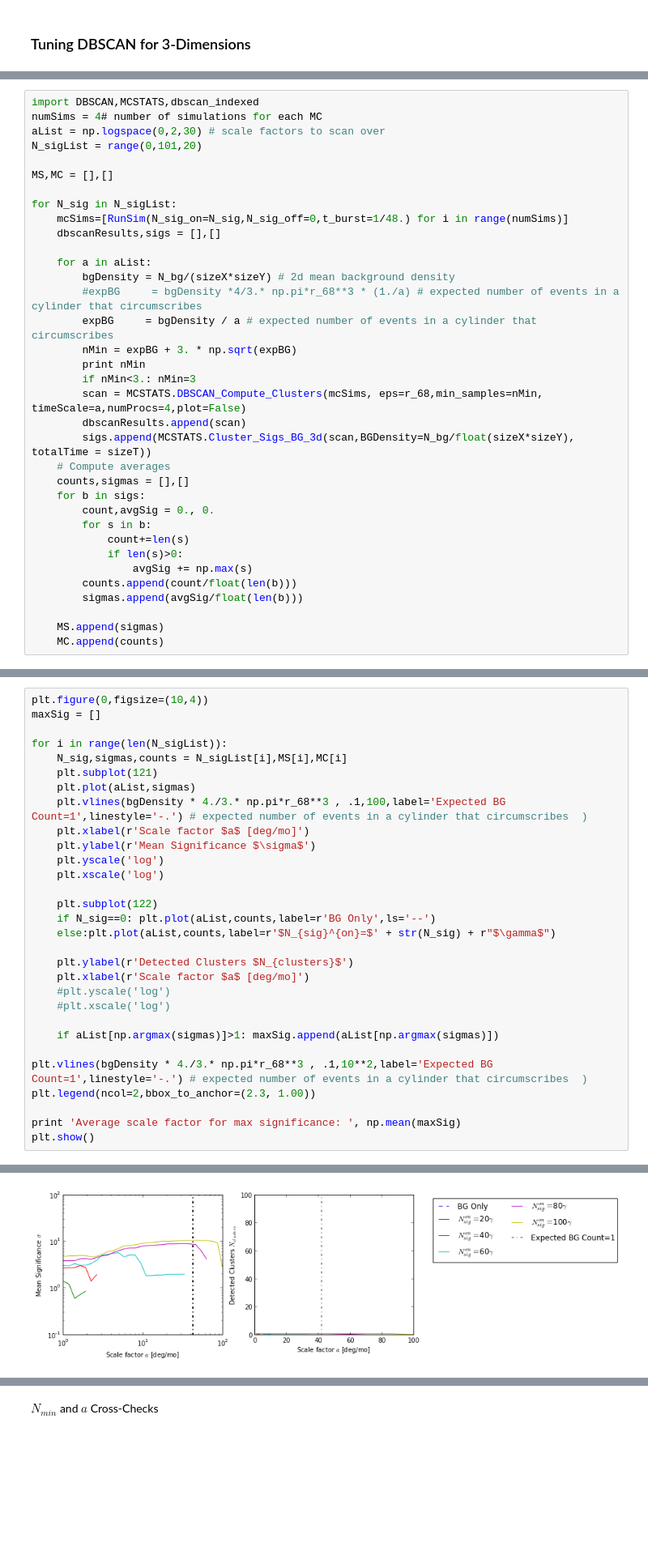
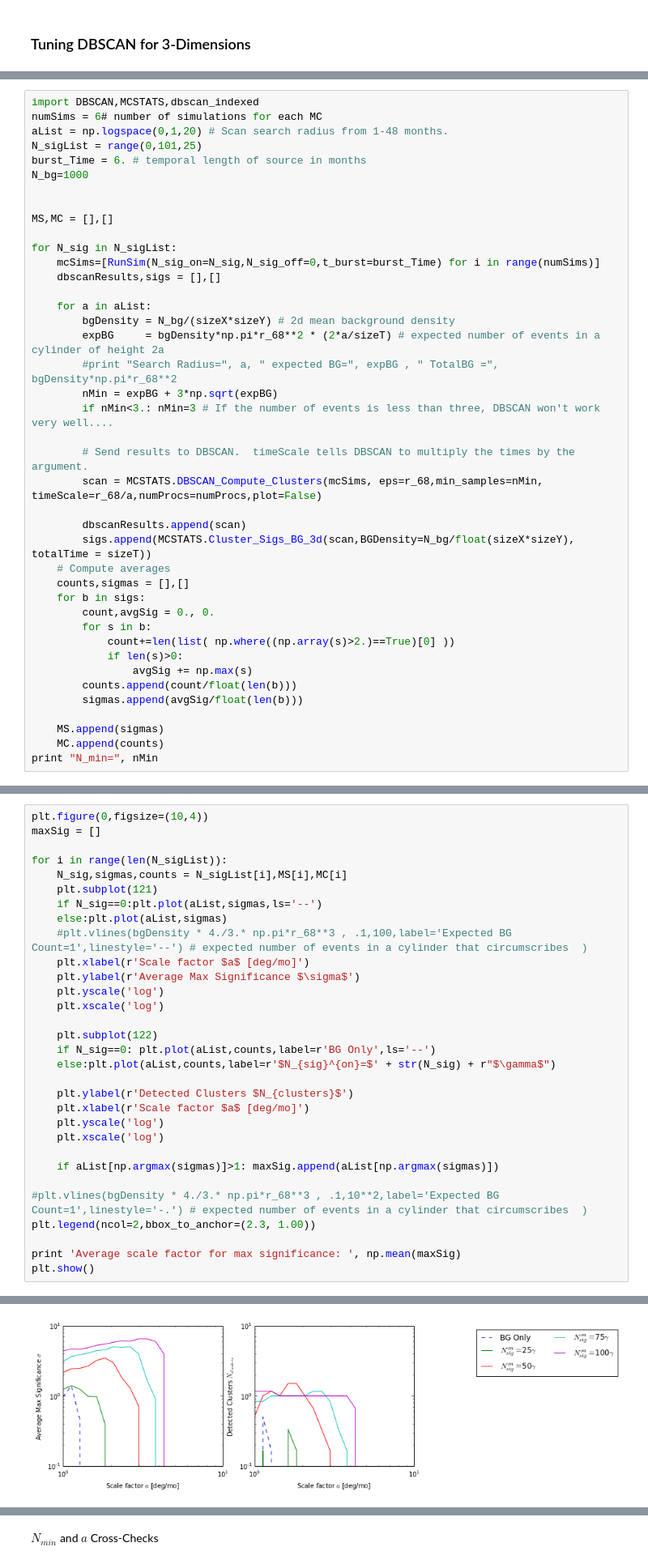
Before and after one commit to erccarls/time_var, a Jupyter notebook: Time_Var_DBSCAN/run_MC.ipynb, the cells around one changed output, grey strips where cells are left out. Shown: that part at 81% size. Saved outputs shown, nothing was run; the diff lists cells and outputs as text; blank space fills up the shorter version.

```diff
--- a/Time_Var_DBSCAN/run_MC.ipynb
+++ b/Time_Var_DBSCAN/run_MC.ipynb
@@ -72,24 +74,29 @@ We wish to determine three things:
 Let us begin to answer these quesetions by simulating a source with \\(t_{burst}=1\\) month over the 4-year Fermi-LAT mission lifetime.
 # %%
 import DBSCAN,MCSTATS,dbscan_indexed
-numSims = 4# number of simulations for each MC
-aList = np.logspace(0,2,30) # scale factors to scan over
-N_sigList = range(0,101,20)
+numSims = 6# number of simulations for each MC
+aList = np.logspace(0,1,20) # Scan search radius from 1-48 months.
+N_sigList = range(0,101,25)
+burst_Time = 6. # temporal length of source in months
+N_bg=1000
+
 
 MS,MC = [],[]
 
 for N_sig in N_sigList:
-    mcSims=[RunSim(N_sig_on=N_sig,N_sig_off=0,t_burst=1/48.) for i in range(numSims)]
+    mcSims=[RunSim(N_sig_on=N_sig,N_sig_off=0,t_burst=burst_Time) for i in range(numSims)]
     dbscanResults,sigs = [],[]
 
     for a in aList:
         bgDensity = N_bg/(sizeX*sizeY) # 2d mean background density
-        #expBG     = bgDensity *4/3.* np.pi*r_68**3 * (1./a) # expected number of events in a cylinder that circumscribes
-        expBG     = bgDensity / a # expected number of events in a cylinder that circumscribes
-        nMin = expBG + 3. * np.sqrt(expBG)
-        print nMin
-        if nMin<3.: nMin=3
-        scan = MCSTATS.DBSCAN_Compute_Clusters(mcSims, eps=r_68,min_samples=nMin, timeScale=a,numProcs=4,plot=False)
+        expBG     = bgDensity*np.pi*r_68**2 * (2*a/sizeT) # expected number of events in a cylinder of height 2a
+        #print "Search Radius=", a, " expected BG=", expBG , " TotalBG =", bgDensity*np.pi*r_68**2
+        nMin = expBG + 3*np.sqrt(expBG)
+        if nMin<3.: nMin=3 # If the number of events is less than three, DBSCAN won't work very well....
+
+        # Send results to DBSCAN.  timeScale tells DBSCAN to multiply the times by the argument.
+        scan = MCSTATS.DBSCAN_Compute_Clusters(mcSims, eps=r_68,min_samples=nMin, timeScale=r_68/a,numProcs=numProcs,plot=False)
+
         dbscanResults.append(scan)
         sigs.append(MCSTATS.Cluster_Sigs_BG_3d(scan,BGDensity=N_bg/float(sizeX*sizeY), totalTime = sizeT))
     # Compute averages
@@ -97,7 +104,7 @@ for N_sig in N_sigList:
     for b in sigs:
         count,avgSig = 0., 0.
         for s in b:
-            count+=len(s)
+            count+=len(list( np.where((np.array(s)>2.)==True)[0] ))
             if len(s)>0:
                 avgSig += np.max(s)
         counts.append(count/float(len(b)))
@@ -105,4 +112,5 @@ for N_sig in N_sigList:
 
     MS.append(sigmas)
     MC.append(counts)
+print "N_min=", nMin
 # %% [output]
@@ -130,10 +122,11 @@ maxSig = []
 for i in range(len(N_sigList)):
     N_sig,sigmas,counts = N_sigList[i],MS[i],MC[i]
     plt.subplot(121)
-    plt.plot(aList,sigmas)
-    plt.vlines(bgDensity * 4./3.* np.pi*r_68**3 , .1,100,label='Expected BG Count=1',linestyle='-.') # expected number of events in a cylinder that circumscribes  )
+    if N_sig==0:plt.plot(aList,sigmas,ls='--')
+    else:plt.plot(aList,sigmas)
+    #plt.vlines(bgDensity * 4./3.* np.pi*r_68**3 , .1,100,label='Expected BG Count=1',linestyle='--') # expected number of events in a cylinder that circumscribes  )
     plt.xlabel(r'Scale factor $a$ [deg/mo]')
-    plt.ylabel(r'Mean Significance $\sigma$')
+    plt.ylabel(r'Average Max Significance $\sigma$')
     plt.yscale('log')
     plt.xscale('log')
 
@@ -143,12 +136,12 @@ for i in range(len(N_sigList)):
 
     plt.ylabel(r'Detected Clusters $N_{clusters}$')
     plt.xlabel(r'Scale factor $a$ [deg/mo]')
-    #plt.yscale('log')
-    #plt.xscale('log')
+    plt.yscale('log')
+    plt.xscale('log')
 
     if aList[np.argmax(sigmas)]>1: maxSig.append(aList[np.argmax(sigmas)])
 
-plt.vlines(bgDensity * 4./3.* np.pi*r_68**3 , .1,10**2,label='Expected BG Count=1',linestyle='-.') # expected number of events in a cylinder that circumscribes  )
+#plt.vlines(bgDensity * 4./3.* np.pi*r_68**3 , .1,10**2,label='Expected BG Count=1',linestyle='-.') # expected number of events in a cylinder that circumscribes  )
 plt.legend(ncol=2,bbox_to_anchor=(2.3, 1.00))
 
 print 'Average scale factor for max significance: ', np.mean(maxSig)
@@ -158,4 +151,4 @@ Average scale factor for max significance:  21.1527862832
-[figure, old version]
+[figure, new version]
 # %% [markdown]
 Above, we plot the average cluster significance (left) and number of clusters (right) as a function of the DBSCAN scale factor \\(a\\) for several different values of \\(N_{sig}^{on}\\).  We see that the region that maximizes significance is coincident with the region that detect only one cluster (no false clusters detected).  The region also appears to be stable over a reasonably large range of scale factors.
 
```
Also changed, not shown: parts of 13 cells of this notebook, 5 other files.
